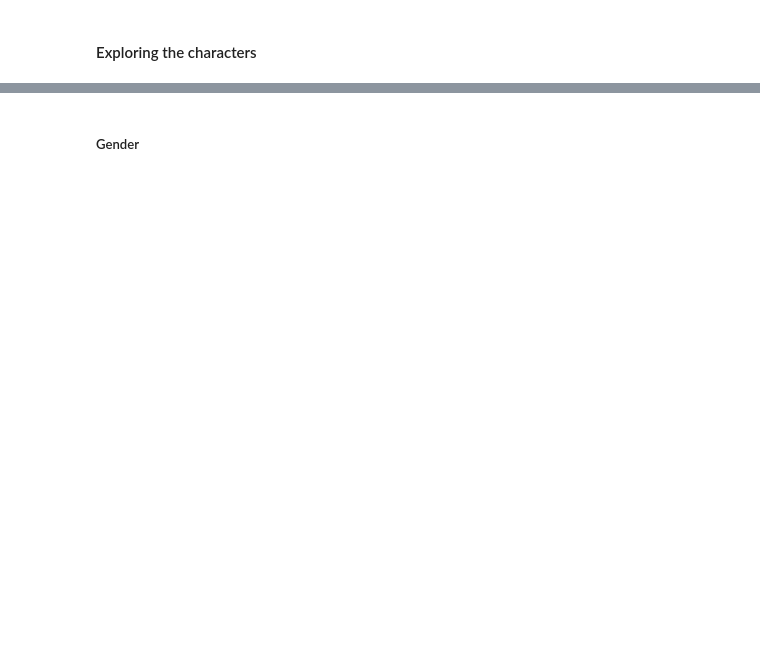
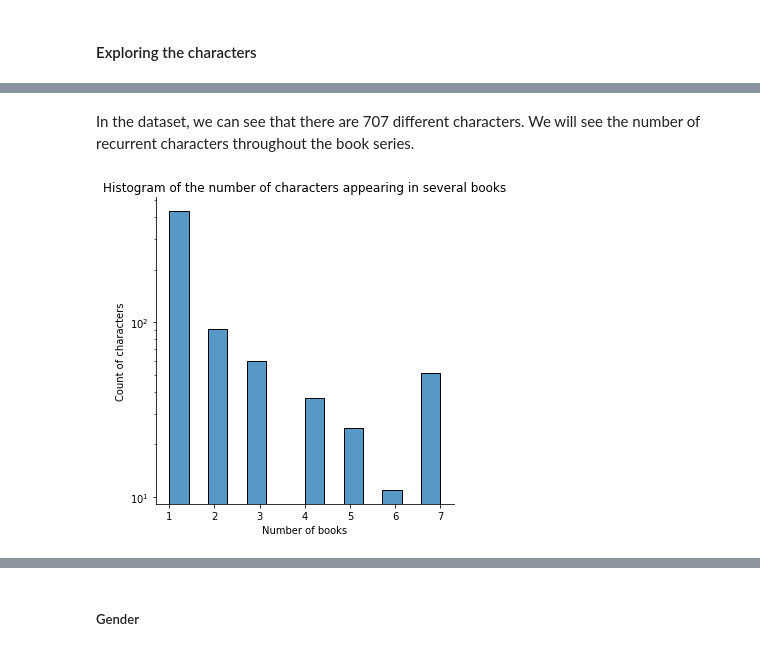
Before and after one commit to DataViziosa/PotterViz, a Jupyter notebook: python/exploratory_data_analysis.ipynb, the cells around one changed output, grey strips where cells are left out. Cells and saved outputs as stored; diff of their text form; code cells hidden in the pictures; blank space fills up the shorter version.

```diff
--- a/python/exploratory_data_analysis.ipynb
+++ b/python/exploratory_data_analysis.ipynb
@@ -24,0 +28,13 @@ df_hp_chars.head(2)
+# %% [markdown]
+In the dataset, we can see that there are 707 different characters. We will see the number of recurrent characters throughout the book series.
+# %%
+df_hp_chars['nb_books_featured_in'] = df_hp_chars['books_featured_in'].apply(lambda x: len(x))
+
+fig = sns.displot(df_hp_chars['nb_books_featured_in'] )
+plt.title("Histogram of the number of characters appearing in several books")
+plt.xlabel("Number of books")
+plt.ylabel("Count of characters")
+plt.yscale('log')
+plt.show()
+# %% [output]
+[figure, added]
```
Also changed, not shown: parts of 30 cells of this notebook, 1 other file.
